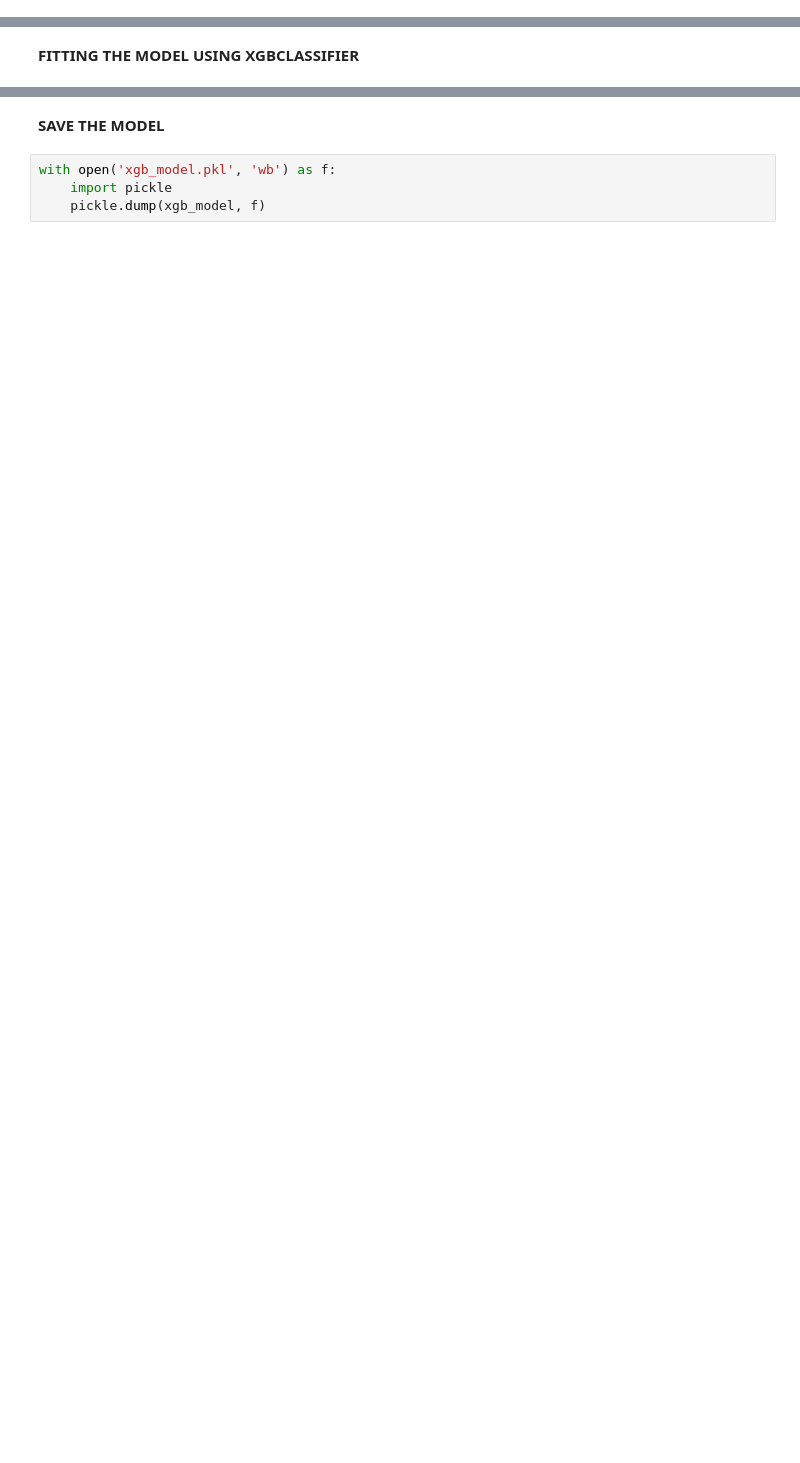
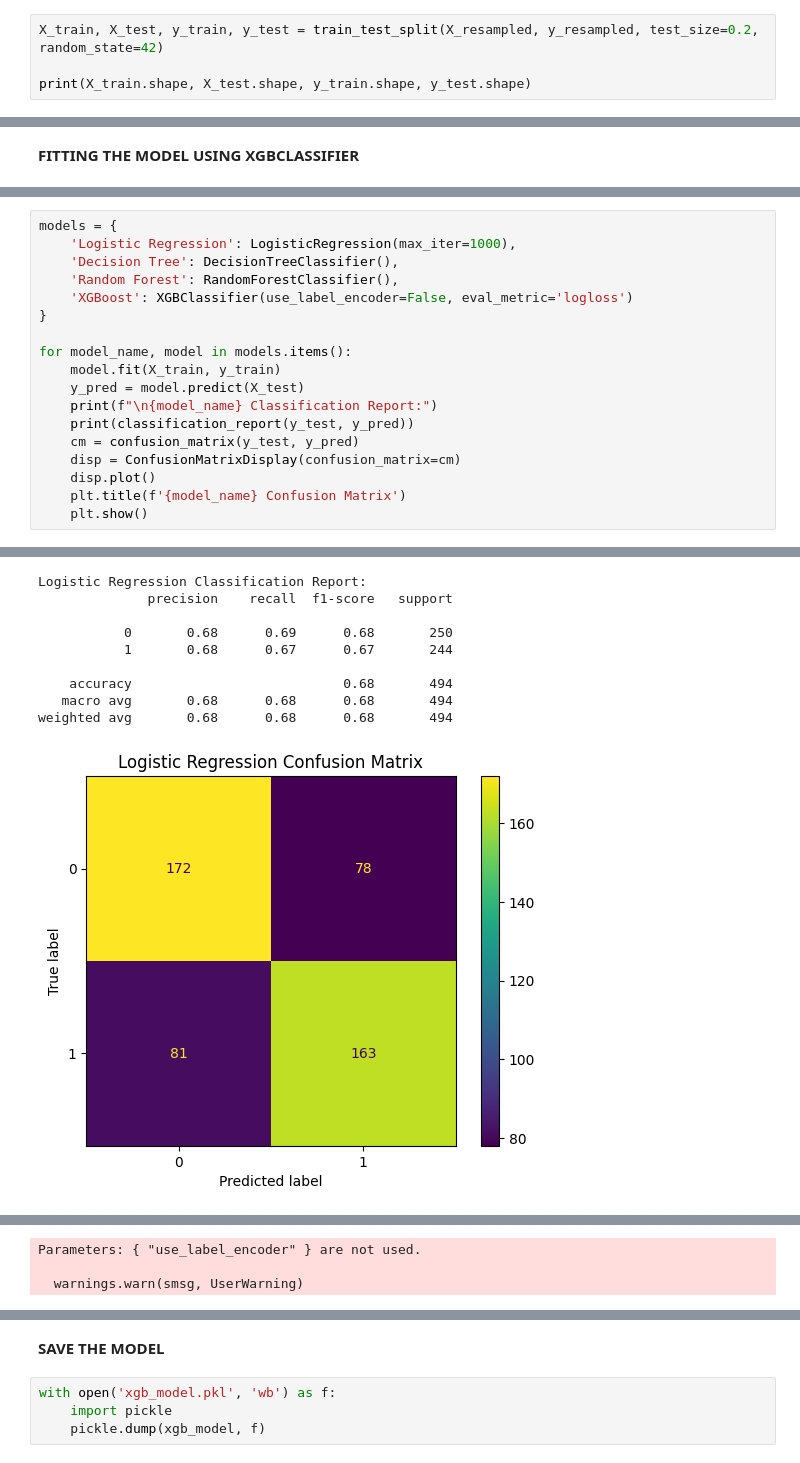
Before and after one commit to bjorn-sys/HR_Attrition_Model, a Jupyter notebook: hr attrition.ipynb, the cells around one changed output, grey strips where cells are left out. Saved outputs shown, nothing was run; the diff lists cells and outputs as text; blank space fills up the shorter version.

```diff
--- a/hr attrition.ipynb
+++ b/hr attrition.ipynb
@@ -326,0 +295,4 @@ ROC AUC Score: 0.73
+# %%
+X_train, X_test, y_train, y_test = train_test_split(X_resampled, y_resampled, test_size=0.2, random_state=42)
+
+print(X_train.shape, X_test.shape, y_train.shape, y_test.shape)
@@ -384,0 +303,19 @@ Passing `palette` without assigning `hue` is deprecated and will be removed in v
+# %%
+models = {
+    'Logistic Regression': LogisticRegression(max_iter=1000),
+    'Decision Tree': DecisionTreeClassifier(),
+    'Random Forest': RandomForestClassifier(),
+    'XGBoost': XGBClassifier(use_label_encoder=False, eval_metric='logloss')
+}
+
+for model_name, model in models.items():
+    model.fit(X_train, y_train)
+    y_pred = model.predict(X_test)
+    print(f"\n{model_name} Classification Report:")
+    print(classification_report(y_test, y_pred))
+    cm = confusion_matrix(y_test, y_pred)
+    disp = ConfusionMatrixDisplay(confusion_matrix=cm)
+    disp.plot()
+    plt.title(f'{model_name} Confusion Matrix')
+    plt.show()
+# %% [output]
@@ -384,0 +329,10 @@ Passing `palette` without assigning `hue` is deprecated and will be removed in v
+Logistic Regression Classification Report:
+              precision    recall  f1-score   support
+
+           0       0.68      0.69      0.68       250
+           1       0.68      0.67      0.67       244
+
+    accuracy                           0.68       494
+   macro avg       0.68      0.68      0.68       494
+weighted avg       0.68      0.68      0.68       494
+[figure, added]
@@ -384,0 +359,3 @@ Passing `palette` without assigning `hue` is deprecated and will be removed in v
+Parameters: { "use_label_encoder" } are not used.
+
+  warnings.warn(smsg, UserWarning)
```
Also changed, not shown: parts of 12 cells of this notebook.
